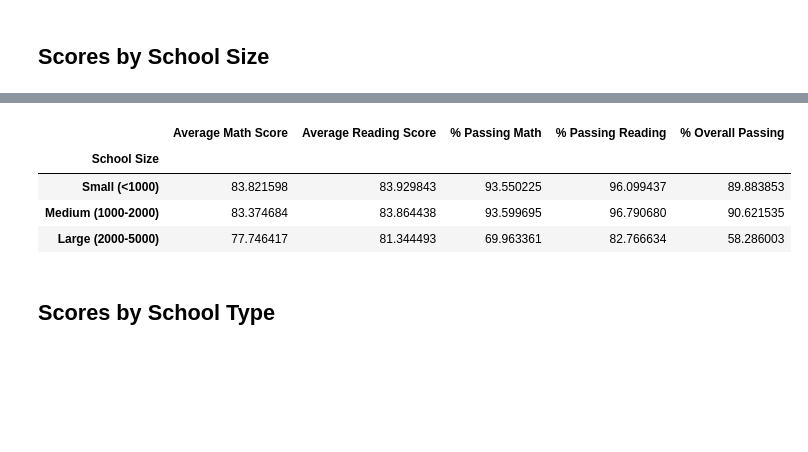
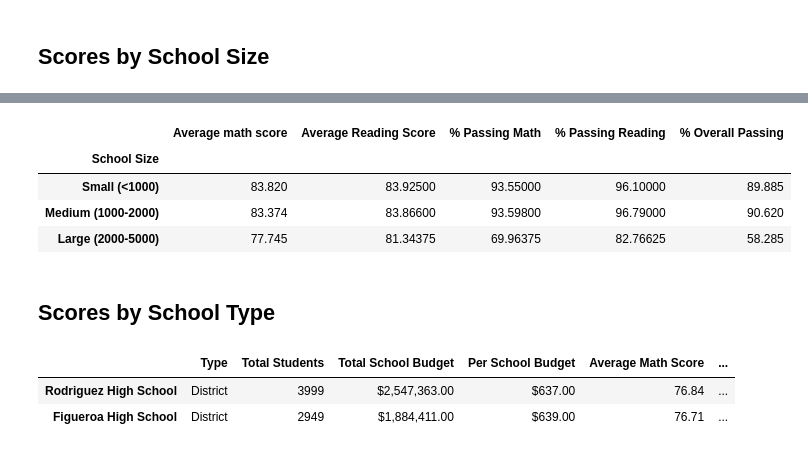
Before and after one commit to zuntaalejandra/pandas-challenge, a Jupyter notebook: PyCitySchools_starter.ipynb, the cells around one changed output, grey strips where cells are left out. Cells and saved outputs as stored; diff of their text form; code cells hidden in the pictures; blank space fills up the shorter version.

```diff
--- a/PyCitySchools_starter.ipynb
+++ b/PyCitySchools_starter.ipynb
@@ -383,5 +569,0 @@ labels = ["Small (<1000)", "Medium (1000-2000)", "Large (2000-5000)"]
-# %%
-# Categorize the spending based on the bins
-# Use `pd.cut` on the "Total Students" column of the `per_school_summary` DataFrame.
-
-per_school_summary["School Size"] =
@@ -404,0 +570,9 @@ per_school_summary["School Size"] =
+# %%
+per_school_summary.head(1)
+
+# convert fo float the columns that are string (el map.format) convert then to string
+per_school_summary["Average Math Score"] = per_school_summary["Average Math Score"].astype("float")
+per_school_summary["Average Reading Score"] = per_school_summary["Average Reading Score"].astype("float")
+per_school_summary["% Passing Math"] = per_school_summary["% Passing Math"].astype("float")
+per_school_summary["% Passing Reading"] = per_school_summary["% Passing Reading"].astype("float")
+per_school_summary["% Overall Passing"] = per_school_summary["% Overall Passing"].astype("float")
@@ -404,0 +592,24 @@ per_school_summary["School Size"] =
+# %%
+# Categorize the spending based on the bins
+# Use `pd.cut` to categorize spending based on the bins.
+# Use `pd.cut` on the "Total Students" column of the `per_school_summary` DataFrame.
+
+
+per_school_summary["Total Students"] = student_data.groupby(["school_name"]).count()["student_name"]
+
+per_school_summary["School Size"] = pd.cut(per_school_summary["Total Students"], size_bins, labels=group_labels, include_lowest=True)
+
+
+per_school_summary.head(2)
+
+# convert column in number
+
+# convert fo float the columns that are string (el map.format) convert then to string
+per_school_summary["Average Math Score"] = per_school_summary["Average Math Score"].astype("float")
+per_school_summary["Average Reading Score"] = per_school_summary["Average Reading Score"].astype("float")
+per_school_summary["% Passing Math"] = per_school_summary["% Passing Math"].astype("float")
+per_school_summary["% Passing Reading"] = per_school_summary["% Passing Reading"].astype("float")
+per_school_summary["% Overall Passing"] = per_school_summary["% Overall Passing"].astype("float")
+
+
+per_school_summary.dtypes
@@ -412,15 +640,30 @@ size_overall_passing = per_school_summary.groupby(["School Size"]).mean()["% Ove
 # %%
 # Create a DataFrame called `size_summary` that breaks down school performance based on school size (small, medium, or large).
 # Use the scores above to create a new DataFrame called `size_summary`
 
+size_summary = pd.DataFrame({
+                                "Average math score" : size_math_scores,
+                                "Average Reading Score" : size_reading_scores,
+                                "% Passing Math" : size_passing_math,
+                                "% Passing Reading" : size_passing_reading,
+                                "% Overall Passing" : size_overall_passing})
 
 # Display results
 size_summary
 # %% [output]
-|  | Average Math Score | Average Reading Score | % Passing Math | % Passing Reading | % Overall Passing |
+|  | Average math score | Average Reading Score | % Passing Math | % Passing Reading | % Overall Passing |
 | School Size |  |  |  |  |  |
-| Small (<1000) | 83.821598 | 83.929843 | 93.550225 | 96.099437 | 89.883853 |
-| Medium (1000-2000) | 83.374684 | 83.864438 | 93.599695 | 96.790680 | 90.621535 |
-| Large (2000-5000) | 77.746417 | 81.344493 | 69.963361 | 82.766634 | 58.286003 |
+| Small (<1000) | 83.820 | 83.92500 | 93.55000 | 96.10000 | 89.885 |
+| Medium (1000-2000) | 83.374 | 83.86600 | 93.59800 | 96.79000 | 90.620 |
+| Large (2000-5000) | 77.745 | 81.34375 | 69.96375 | 82.76625 | 58.285 |
 # %% [markdown]
 ## Scores by School Type
+# %%
+
+size_school_group = per_school_summary.groupby("Type")
+
+per_school_summary.head(2)
+# %% [output]
+|  | Type | Total Students | Total School Budget | Per School Budget | Average Math Score | ... |
+| Rodriguez High School | District | 3999 | $2,547,363.00 | $637.00 | 76.84 | ... |
+| Figueroa High School | District | 2949 | $1,884,411.00 | $639.00 | 76.71 | ... |
```
Also changed, not shown: parts of 45 cells of this notebook, 2 other files.
